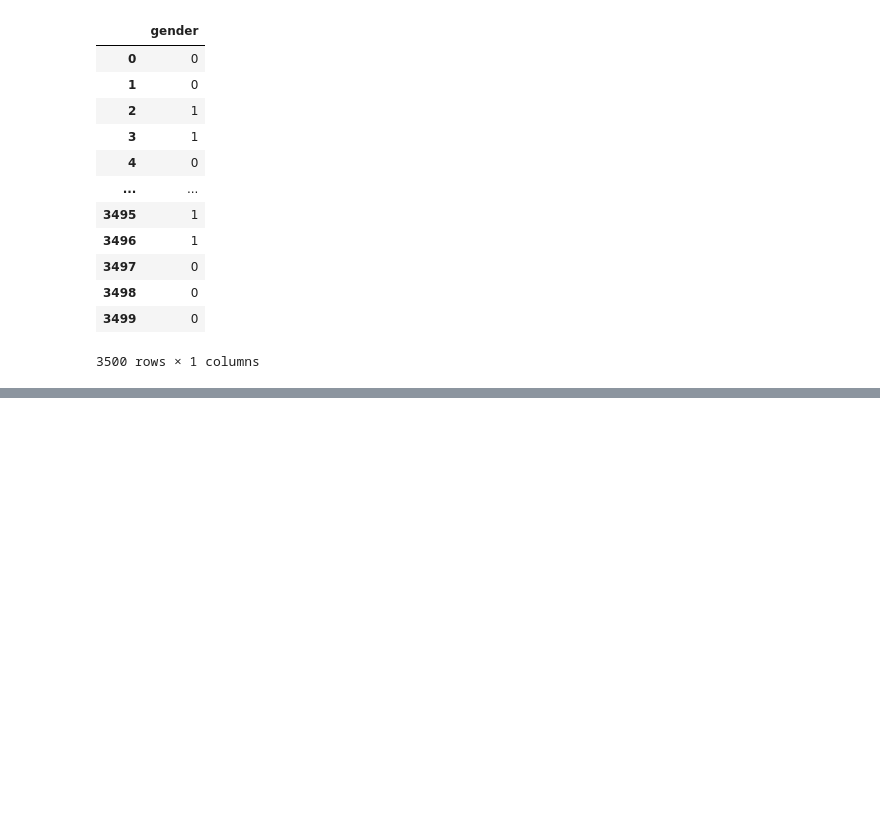
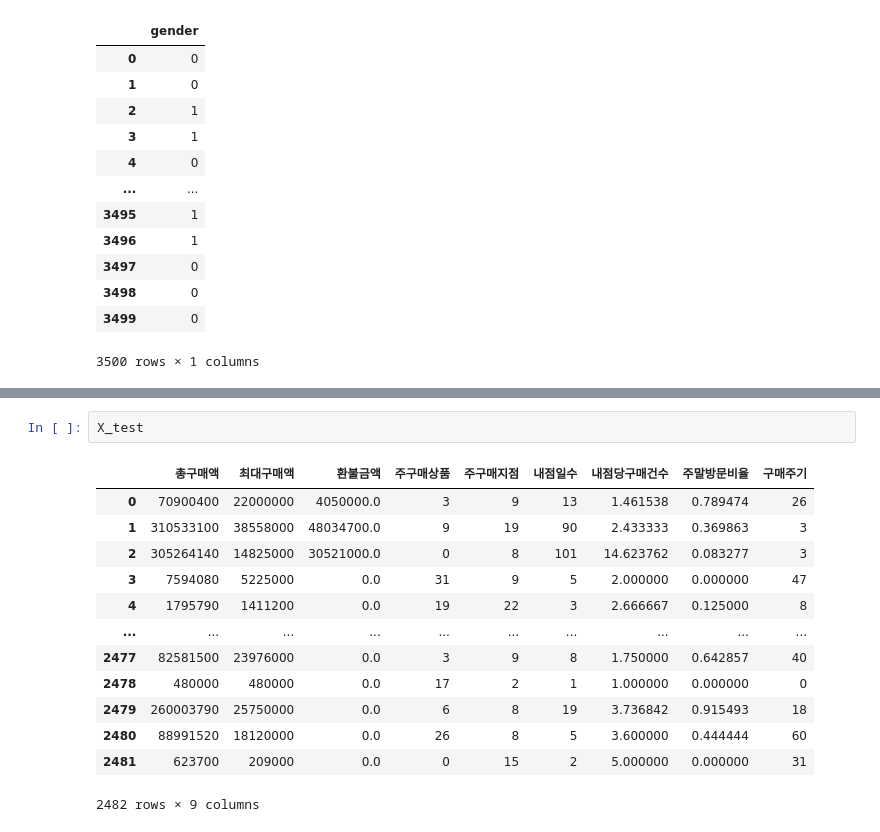
Before and after one commit to junheeyoon/-Study, a Jupyter notebook: 빅데이터분석기사_2유형_연습.ipynb, the cells around one changed output, grey strips where cells are left out. Cells and saved outputs as stored; diff of their text form; blank space fills up the shorter version.

```diff
--- a/빅데이터분석기사_2유형_연습.ipynb
+++ b/빅데이터분석기사_2유형_연습.ipynb
@@ -93,0 +170,16 @@ y_train.iloc[:,1:]
+# %%
+X_test
+# %% [output]
+|  | 총구매액 | 최대구매액 | 환불금액 | 주구매상품 | 주구매지점 | 내점일수 | 내점당구매건수 | 주말방문비율 | 구매주기 |
+| 0 | 70900400 | 22000000 | 4050000.0 | 3 | 9 | 13 | 1.461538 | 0.789474 | 26 |
+| 1 | 310533100 | 38558000 | 48034700.0 | 9 | 19 | 90 | 2.433333 | 0.369863 | 3 |
+| 2 | 305264140 | 14825000 | 30521000.0 | 0 | 8 | 101 | 14.623762 | 0.083277 | 3 |
+| 3 | 7594080 | 5225000 | 0.0 | 31 | 9 | 5 | 2.000000 | 0.000000 | 47 |
+| 4 | 1795790 | 1411200 | 0.0 | 19 | 22 | 3 | 2.666667 | 0.125000 | 8 |
+| ... | ... | ... | ... | ... | ... | ... | ... | ... | ... |
+| 2477 | 82581500 | 23976000 | 0.0 | 3 | 9 | 8 | 1.750000 | 0.642857 | 40 |
+| 2478 | 480000 | 480000 | 0.0 | 17 | 2 | 1 | 1.000000 | 0.000000 | 0 |
+| 2479 | 260003790 | 25750000 | 0.0 | 6 | 8 | 19 | 3.736842 | 0.915493 | 18 |
+| 2480 | 88991520 | 18120000 | 0.0 | 26 | 8 | 5 | 3.600000 | 0.444444 | 60 |
+| 2481 | 623700 | 209000 | 0.0 | 0 | 15 | 2 | 5.000000 | 0.000000 | 31 |
+2482 rows × 9 columns
```
Also changed, not shown: parts of 11 cells of this notebook.
